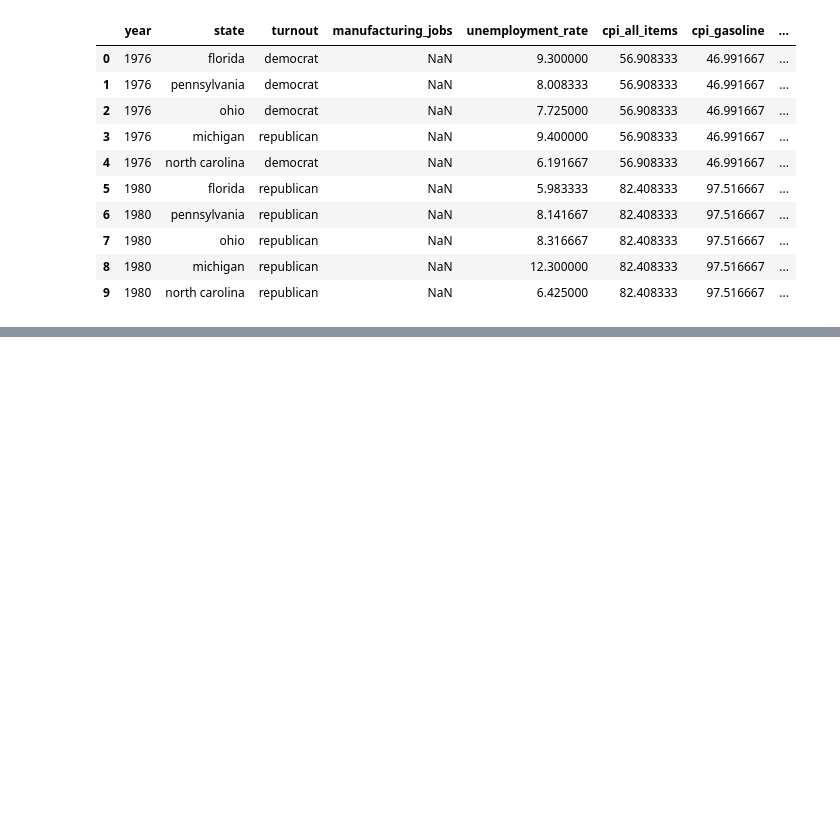
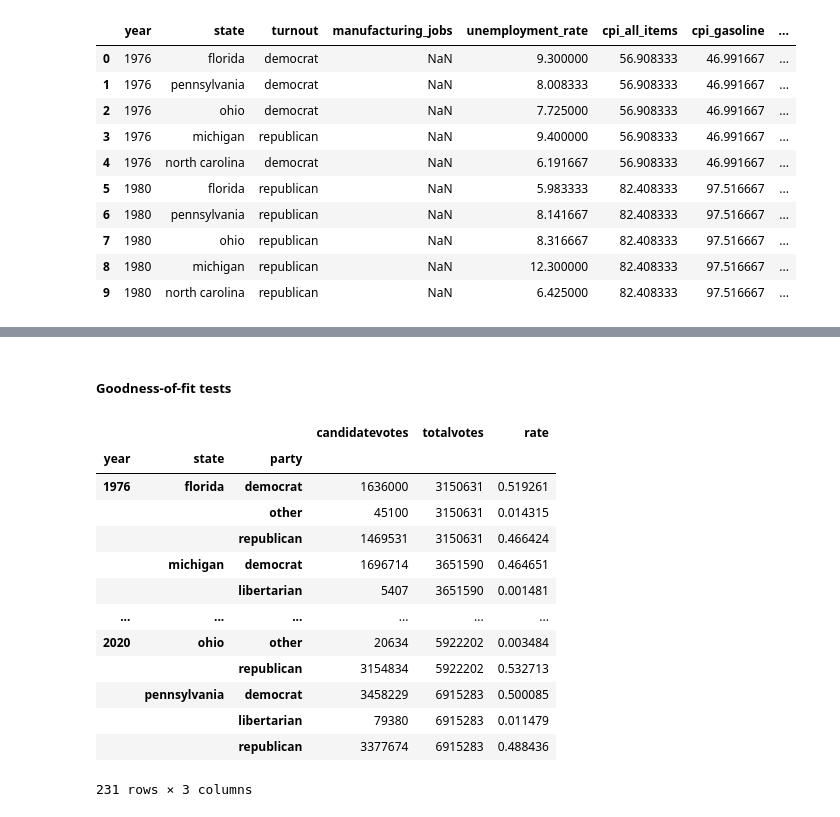
Before and after one commit to pndang/MATH189, a Jupyter notebook: Project/elections-analysis.ipynb, the cells around one changed output, grey strips where cells are left out. Saved outputs shown, nothing was run; the diff lists cells and outputs as text; code cells hidden in the pictures; blank space fills up the shorter version.

```diff
--- a/Project/elections-analysis.ipynb
+++ b/Project/elections-analysis.ipynb
@@ -621,3 +642,28 @@ mlDf.head(10)
+# %% [markdown]
+##### Goodness-of-fit tests
+# %%
+data = df[df['state'].isin(top5swing)].groupby(['year', 'state', 'party']).agg({
+    'candidatevotes': 'sum',
+    'totalvotes': 'max'
+})
+
+data['rate'] = data['candidatevotes'] / data['totalvotes']
+data
+# %% [output]
+|  |  |  | candidatevotes | totalvotes | rate |
+| year | state | party |  |  |  |
+| 1976 | florida | democrat | 1636000 | 3150631 | 0.519261 |
+|  |  | other | 45100 | 3150631 | 0.014315 |
+|  |  | republican | 1469531 | 3150631 | 0.466424 |
+|  | michigan | democrat | 1696714 | 3651590 | 0.464651 |
+|  |  | libertarian | 5407 | 3651590 | 0.001481 |
+| ... | ... | ... | ... | ... | ... |
+| 2020 | ohio | other | 20634 | 5922202 | 0.003484 |
+|  |  | republican | 3154834 | 5922202 | 0.532713 |
+|  | pennsylvania | democrat | 3458229 | 6915283 | 0.500085 |
+|  |  | libertarian | 79380 | 6915283 | 0.011479 |
+|  |  | republican | 3377674 | 6915283 | 0.488436 |
+231 rows × 3 columns
 # %%
 # Unused code archive
 
```
Also changed, not shown: parts of 2 cells of this notebook.
